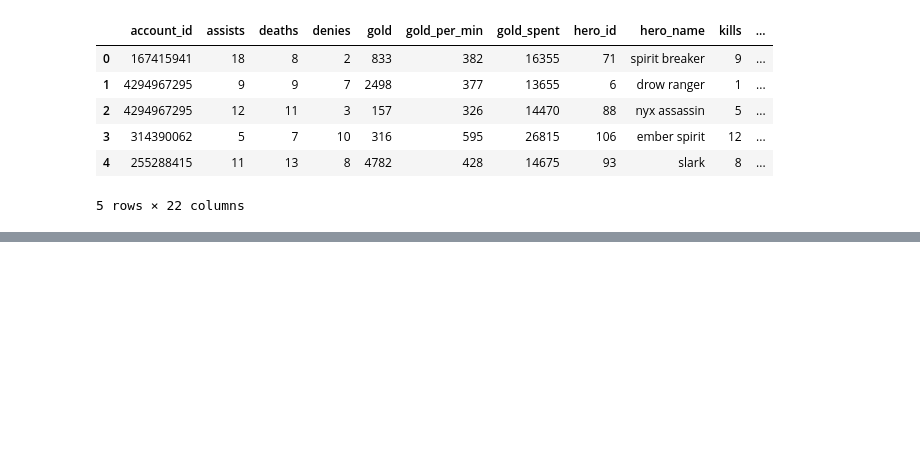
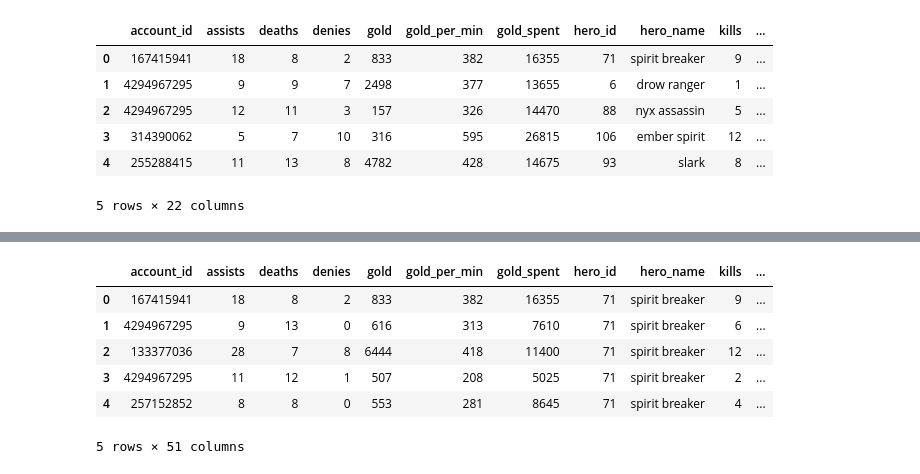
Before and after one commit to Samuel-Campbell/dota2, a Jupyter notebook: src/Dota2_Analysis.ipynb, the cells around one changed output, grey strips where cells are left out. Drawn from its saved outputs; the diff is of its cells as text; code cells hidden in the pictures; blank space fills up the shorter version.

Commit message:
All data merged into 1 table

```diff
--- a/src/Dota2_Analysis.ipynb
+++ b/src/Dota2_Analysis.ipynb
@@ -685,0 +688,3 @@ players_df.head()
+# %%
+hero_df = hero_df.drop(columns=['hero_name'])
+hero_df.head()
@@ -685,0 +729,11 @@ players_df.head()
+# %%
+player_df = pd.merge(players_df, hero_df, on='hero_id')
+player_df.head()
+# %% [output]
+|  | account_id | assists | deaths | denies | gold | gold_per_min | gold_spent | hero_id | hero_name | kills | ... |
+| 0 | 167415941 | 18 | 8 | 2 | 833 | 382 | 16355 | 71 | spirit breaker | 9 | ... |
+| 1 | 4294967295 | 9 | 13 | 0 | 616 | 313 | 7610 | 71 | spirit breaker | 6 | ... |
+| 2 | 133377036 | 28 | 7 | 8 | 6444 | 418 | 11400 | 71 | spirit breaker | 12 | ... |
+| 3 | 4294967295 | 11 | 12 | 1 | 507 | 208 | 5025 | 71 | spirit breaker | 2 | ... |
+| 4 | 257152852 | 8 | 8 | 0 | 553 | 281 | 8645 | 71 | spirit breaker | 4 | ... |
+5 rows × 51 columns
```
Also changed, not shown: parts of 5 cells of this notebook.
